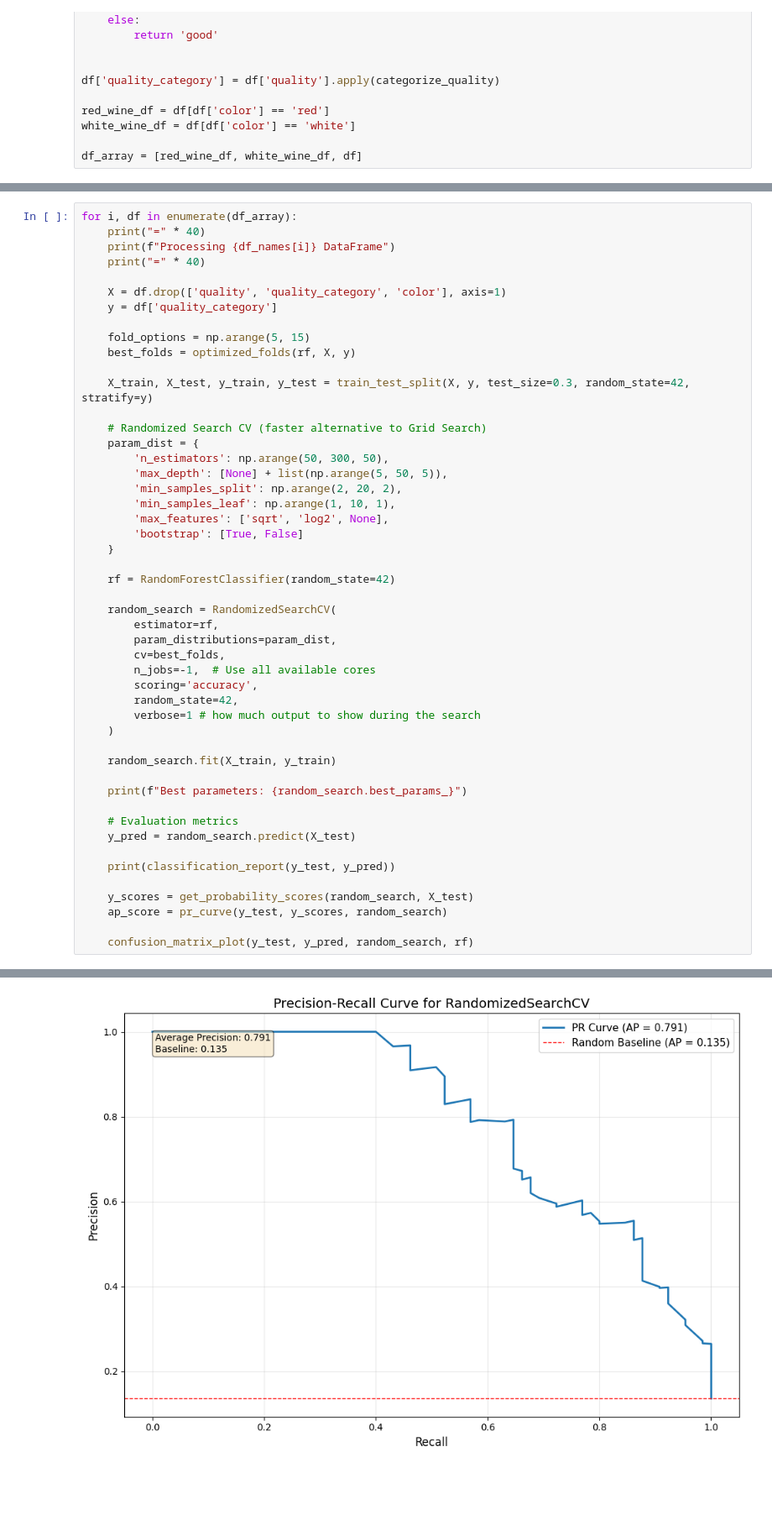
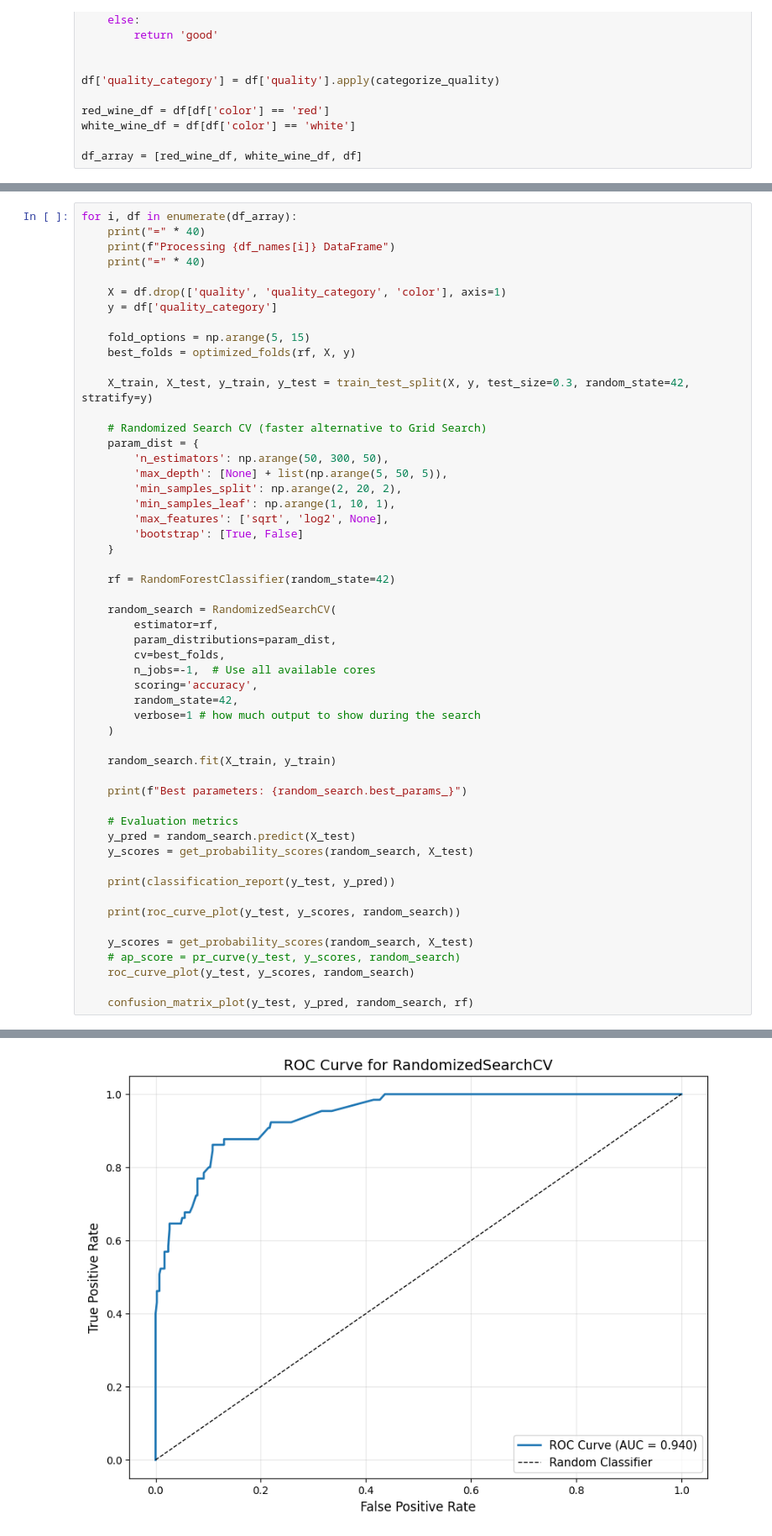
Before and after one commit to devw61/Wine_Quality_Classification, a Jupyter notebook: random_forest.ipynb, the cells around one changed output, grey strips where cells are left out. Shown: that part at 84% size. Drawn from its saved outputs; the diff is of its cells as text; blank space fills up the shorter version.

```diff
--- a/random_forest.ipynb
+++ b/random_forest.ipynb
@@ -159,11 +174,15 @@ for i, df in enumerate(df_array):
 
     # Evaluation metrics
     y_pred = random_search.predict(X_test)
+    y_scores = get_probability_scores(random_search, X_test)
 
     print(classification_report(y_test, y_pred))
 
+    print(roc_curve_plot(y_test, y_scores, random_search))
+
     y_scores = get_probability_scores(random_search, X_test)
-    ap_score = pr_curve(y_test, y_scores, random_search)
+    # ap_score = pr_curve(y_test, y_scores, random_search)
+    roc_curve_plot(y_test, y_scores, random_search)
 
     confusion_matrix_plot(y_test, y_pred, random_search, rf)
 # %% [output]
@@ -183,4 +206,4 @@ weighted avg       0.93      0.93      0.92       480
-[figure, old version]
+[figure, new version]
 [figure]
 ========================================
 Processing White Wine DataFrame
```
Also changed, not shown: parts of 4 cells of this notebook, 5 other files.
